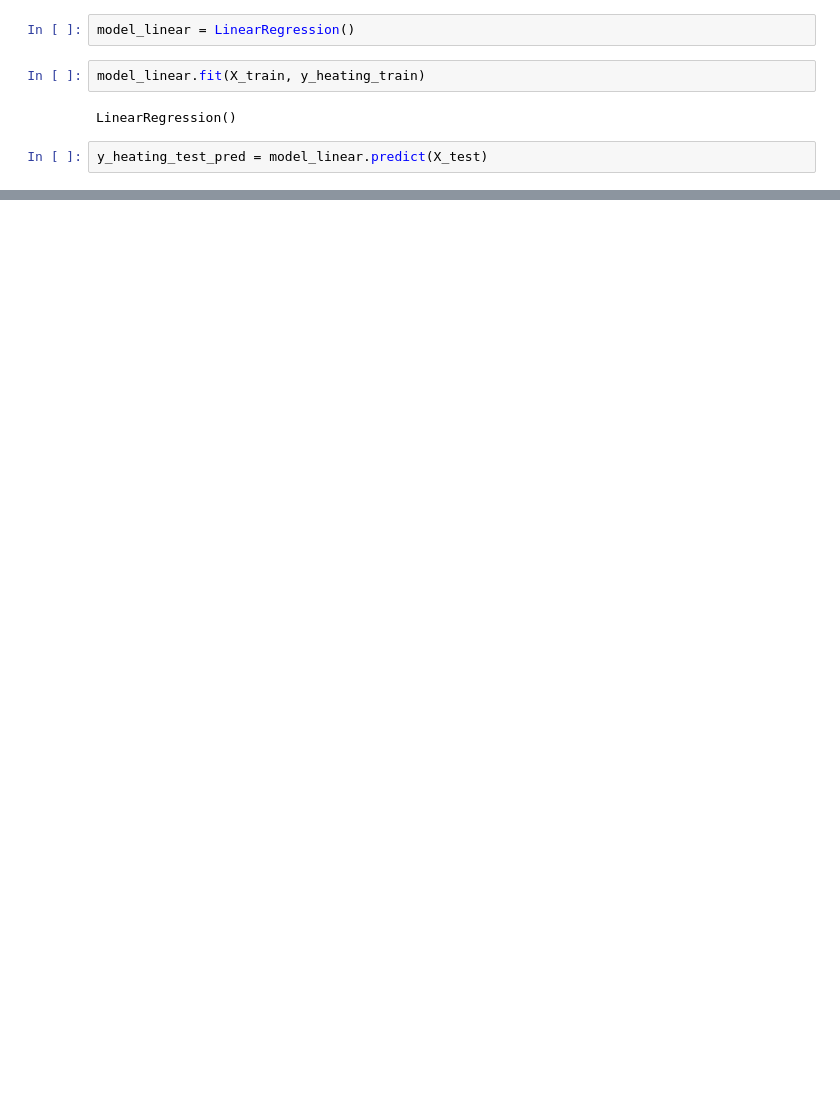
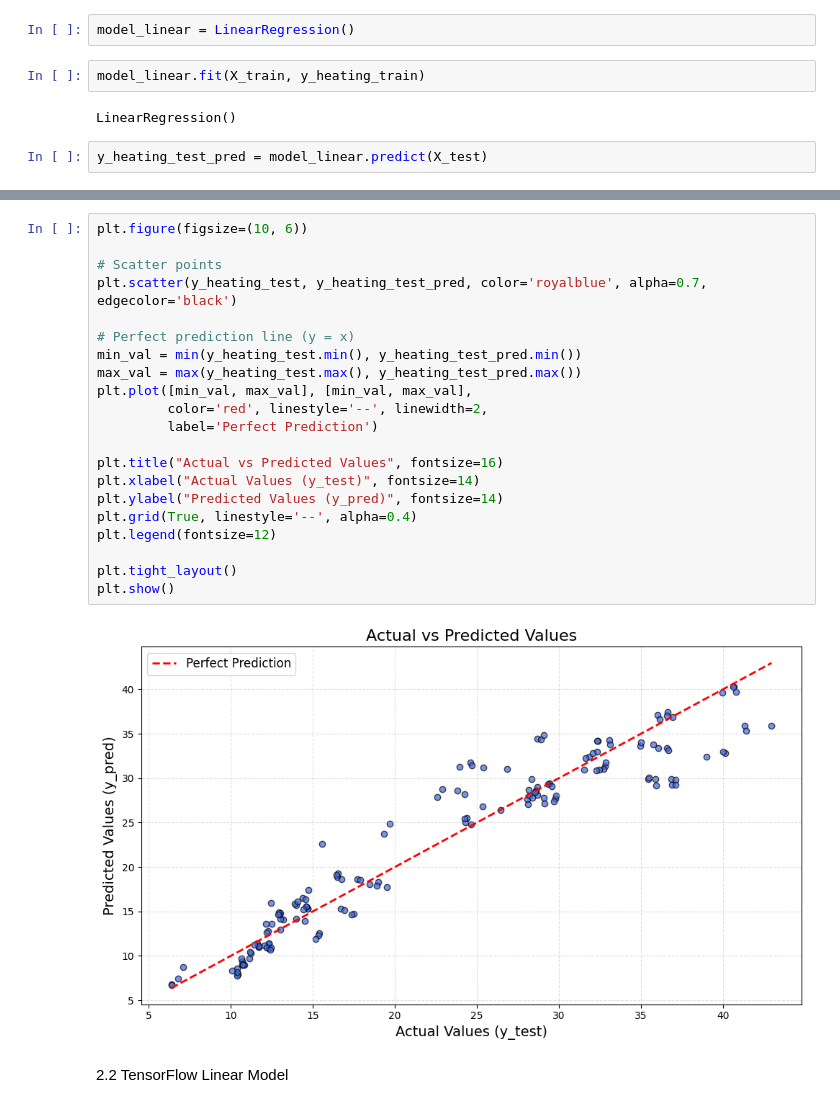
Before and after one commit to matcze/energy_efficient, a Jupyter notebook: energy_efficient.ipynb, the cells around one changed output, grey strips where cells are left out. Drawn from its saved outputs; the diff is of its cells as text; blank space fills up the shorter version.

Commit message:
models

```diff
--- a/energy_efficient.ipynb
+++ b/energy_efficient.ipynb
@@ -208,0 +245,25 @@ loss = rmse(y_heating_test, y_heating_test_pred)
+# %%
+plt.figure(figsize=(10, 6))
+
+# Scatter points
+plt.scatter(y_heating_test, y_heating_test_pred, color='royalblue', alpha=0.7, edgecolor='black')
+
+# Perfect prediction line (y = x)
+min_val = min(y_heating_test.min(), y_heating_test_pred.min())
+max_val = max(y_heating_test.max(), y_heating_test_pred.max())
+plt.plot([min_val, max_val], [min_val, max_val],
+         color='red', linestyle='--', linewidth=2,
+         label='Perfect Prediction')
+
+plt.title("Actual vs Predicted Values", fontsize=16)
+plt.xlabel("Actual Values (y_test)", fontsize=14)
+plt.ylabel("Predicted Values (y_pred)", fontsize=14)
+plt.grid(True, linestyle='--', alpha=0.4)
+plt.legend(fontsize=12)
+
+plt.tight_layout()
+plt.show()
+# %% [output]
+[figure, added]
+# %% [markdown]
+2.2 TensorFlow Linear Model
```
Also changed, not shown: parts of 14 cells of this notebook.
